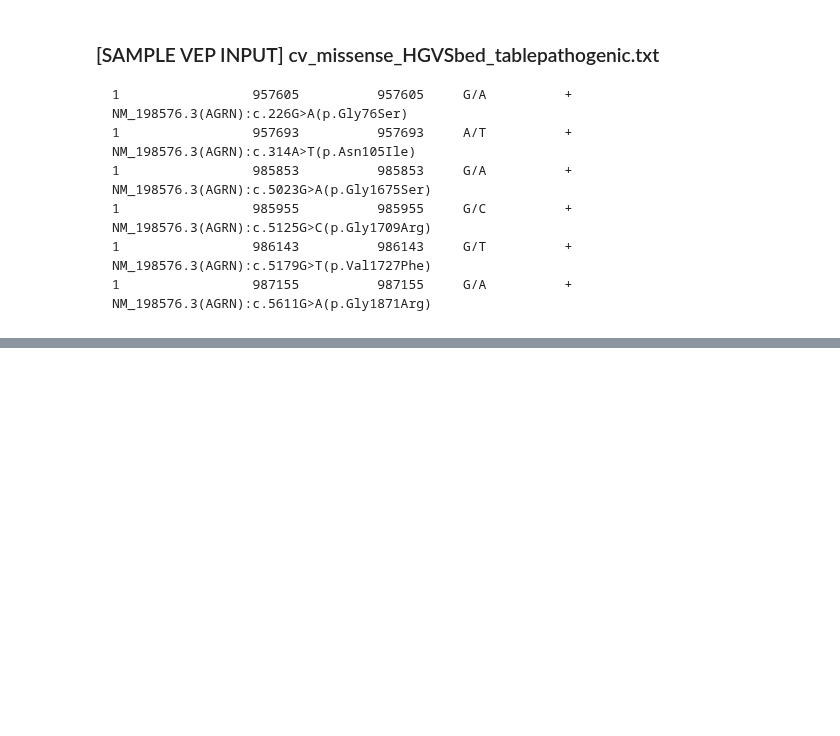
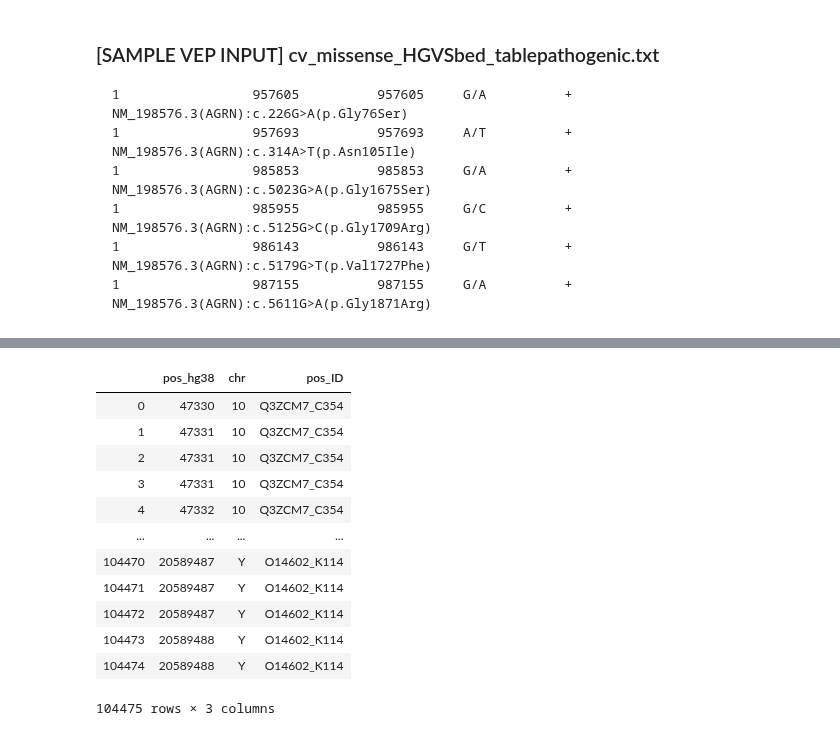
Before and after one commit to Mfpfox/MAPPING, a Jupyter notebook: K19_12_10_Coordinates_score_annotation.ipynb, the cells around one changed output, grey strips where cells are left out. Saved outputs shown, nothing was run; the diff lists cells and outputs as text; code cells hidden in the pictures; blank space fills up the shorter version.

```diff
--- a/K19_12_10_Coordinates_score_annotation.ipynb
+++ b/K19_12_10_Coordinates_score_annotation.ipynb
@@ -1127,0 +1205,16 @@ column -t cv_cleaned_simpleVEP.txt > cv_table.txt
+# %%
+dethg38
+# %% [output]
+|  | pos_hg38 | chr | pos_ID |
+| 0 | 47330 | 10 | Q3ZCM7_C354 |
+| 1 | 47331 | 10 | Q3ZCM7_C354 |
+| 2 | 47331 | 10 | Q3ZCM7_C354 |
+| 3 | 47331 | 10 | Q3ZCM7_C354 |
+| 4 | 47332 | 10 | Q3ZCM7_C354 |
+| ... | ... | ... | ... |
+| 104470 | 20589487 | Y | O14602_K114 |
+| 104471 | 20589487 | Y | O14602_K114 |
+| 104472 | 20589487 | Y | O14602_K114 |
+| 104473 | 20589488 | Y | O14602_K114 |
+| 104474 | 20589488 | Y | O14602_K114 |
+104475 rows × 3 columns
```
Also changed, not shown: parts of 29 cells of this notebook.
